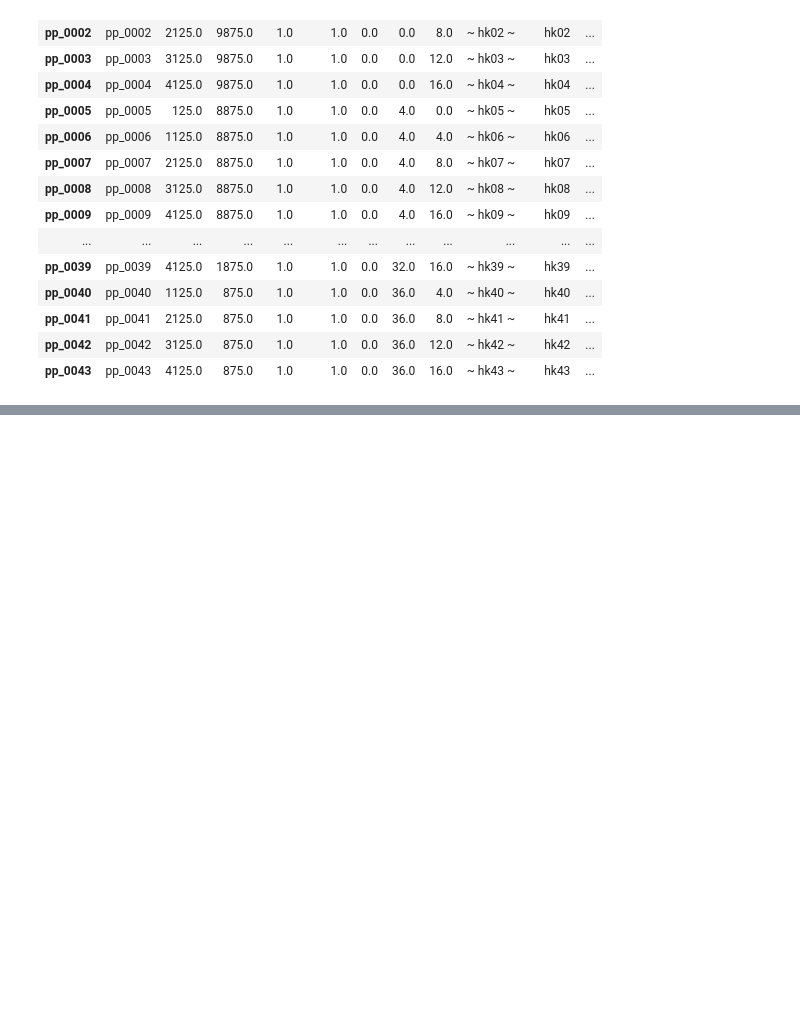
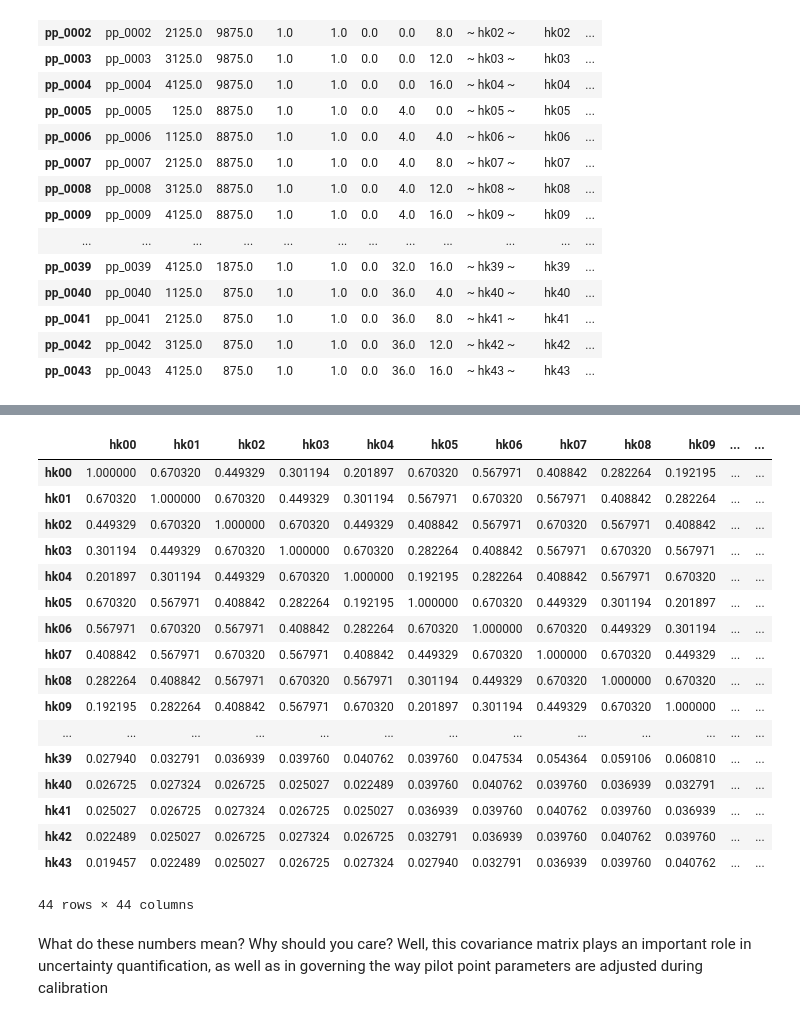
Before and after one commit to mnfienen/GW1876, a Jupyter notebook: activities/freyberg_pilot_points_create/freyberg_pilot_point_setup.ipynb, the cells around one changed output, grey strips where cells are left out. Drawn from its saved outputs; the diff is of its cells as text; code cells hidden in the pictures; blank space fills up the shorter version.

```diff
--- a/activities/freyberg_pilot_points_create/freyberg_pilot_point_setup.ipynb
+++ b/activities/freyberg_pilot_points_create/freyberg_pilot_point_setup.ipynb
@@ -178,0 +196,23 @@ plt.imshow(hk_arr,interpolation="nearest")
+# %%
+cov.to_dataframe()
+# %% [output]
+|  | hk00 | hk01 | hk02 | hk03 | hk04 | hk05 | hk06 | hk07 | hk08 | hk09 | ... | ... |
+| hk00 | 1.000000 | 0.670320 | 0.449329 | 0.301194 | 0.201897 | 0.670320 | 0.567971 | 0.408842 | 0.282264 | 0.192195 | ... | ... |
+| hk01 | 0.670320 | 1.000000 | 0.670320 | 0.449329 | 0.301194 | 0.567971 | 0.670320 | 0.567971 | 0.408842 | 0.282264 | ... | ... |
+| hk02 | 0.449329 | 0.670320 | 1.000000 | 0.670320 | 0.449329 | 0.408842 | 0.567971 | 0.670320 | 0.567971 | 0.408842 | ... | ... |
+| hk03 | 0.301194 | 0.449329 | 0.670320 | 1.000000 | 0.670320 | 0.282264 | 0.408842 | 0.567971 | 0.670320 | 0.567971 | ... | ... |
+| hk04 | 0.201897 | 0.301194 | 0.449329 | 0.670320 | 1.000000 | 0.192195 | 0.282264 | 0.408842 | 0.567971 | 0.670320 | ... | ... |
+| hk05 | 0.670320 | 0.567971 | 0.408842 | 0.282264 | 0.192195 | 1.000000 | 0.670320 | 0.449329 | 0.301194 | 0.201897 | ... | ... |
+| hk06 | 0.567971 | 0.670320 | 0.567971 | 0.408842 | 0.282264 | 0.670320 | 1.000000 | 0.670320 | 0.449329 | 0.301194 | ... | ... |
+| hk07 | 0.408842 | 0.567971 | 0.670320 | 0.567971 | 0.408842 | 0.449329 | 0.670320 | 1.000000 | 0.670320 | 0.449329 | ... | ... |
+| hk08 | 0.282264 | 0.408842 | 0.567971 | 0.670320 | 0.567971 | 0.301194 | 0.449329 | 0.670320 | 1.000000 | 0.670320 | ... | ... |
+| hk09 | 0.192195 | 0.282264 | 0.408842 | 0.567971 | 0.670320 | 0.201897 | 0.301194 | 0.449329 | 0.670320 | 1.000000 | ... | ... |
+| ... | ... | ... | ... | ... | ... | ... | ... | ... | ... | ... | ... | ... |
+| hk39 | 0.027940 | 0.032791 | 0.036939 | 0.039760 | 0.040762 | 0.039760 | 0.047534 | 0.054364 | 0.059106 | 0.060810 | ... | ... |
+| hk40 | 0.026725 | 0.027324 | 0.026725 | 0.025027 | 0.022489 | 0.039760 | 0.040762 | 0.039760 | 0.036939 | 0.032791 | ... | ... |
+| hk41 | 0.025027 | 0.026725 | 0.027324 | 0.026725 | 0.025027 | 0.036939 | 0.039760 | 0.040762 | 0.039760 | 0.036939 | ... | ... |
+| hk42 | 0.022489 | 0.025027 | 0.026725 | 0.027324 | 0.026725 | 0.032791 | 0.036939 | 0.039760 | 0.040762 | 0.039760 | ... | ... |
+| hk43 | 0.019457 | 0.022489 | 0.025027 | 0.026725 | 0.027324 | 0.027940 | 0.032791 | 0.036939 | 0.039760 | 0.040762 | ... | ... |
+44 rows × 44 columns
+# %% [markdown]
+What do these numbers mean?  Why should you care?  Well, this covariance matrix plays an important role in uncertainty quantification, as well as in governing the way pilot point parameters are adjusted during calibration
```
Also changed, not shown: parts of 7 cells of this notebook.
